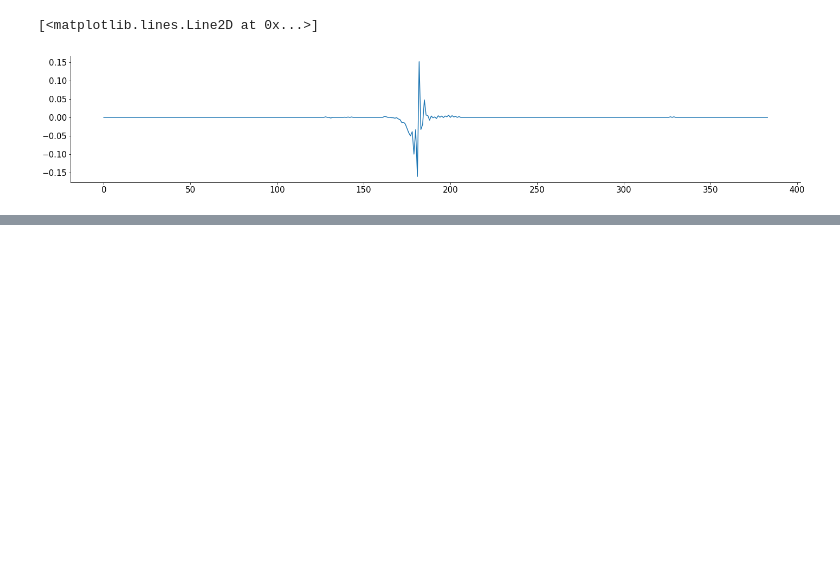
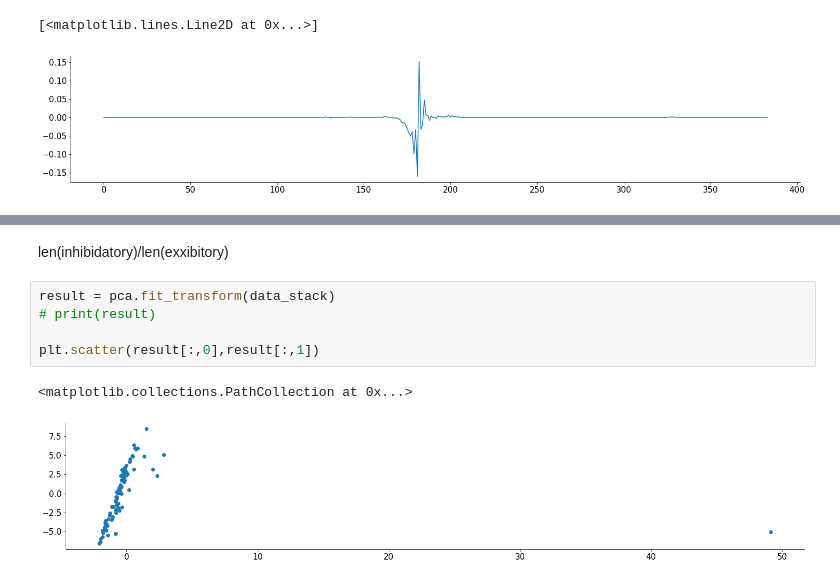
Before and after one commit to 2walkingfish/Neuromatch_Project_133, a Jupyter notebook: Explore_steinmetz_extra_dataset.ipynb, the cells around one changed output, grey strips where cells are left out. Cells and saved outputs as stored; diff of their text form; blank space fills up the shorter version.

```diff
--- a/Explore_steinmetz_extra_dataset.ipynb
+++ b/Explore_steinmetz_extra_dataset.ipynb
@@ -202,0 +197,10 @@ print(waveletform_w_df.head(85))
+# %% [markdown]
+len(inhibidatory)/len(exxibitory)
+# %%
+result = pca.fit_transform(data_stack)
+# print(result)
+
+plt.scatter(result[:,0],result[:,1])
+# %% [output]
+<matplotlib.collections.PathCollection at 0x...>
+[figure, added]
```
Also changed, not shown: parts of 7 cells of this notebook.
